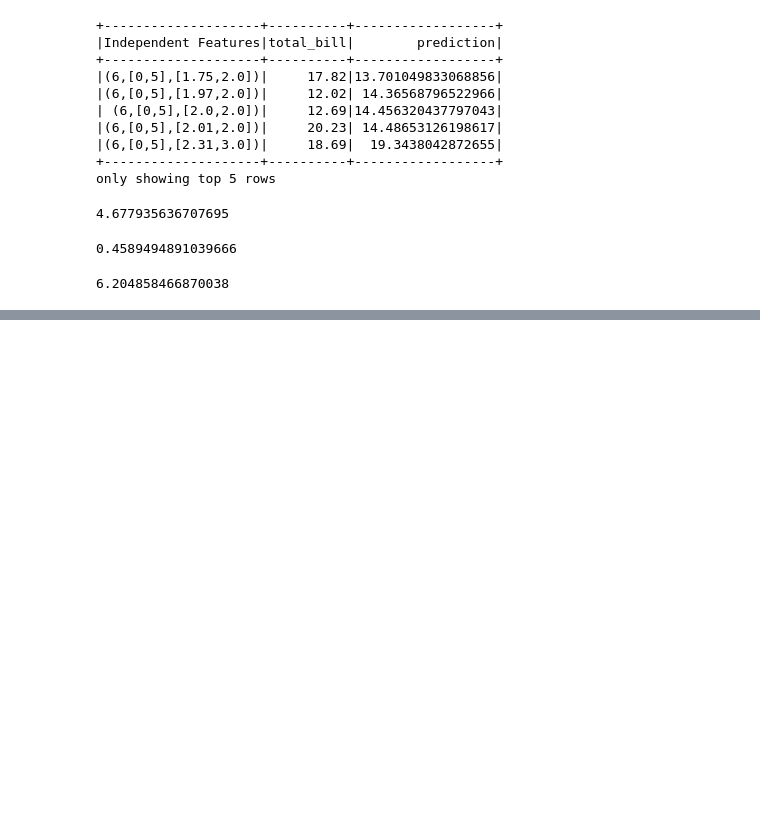
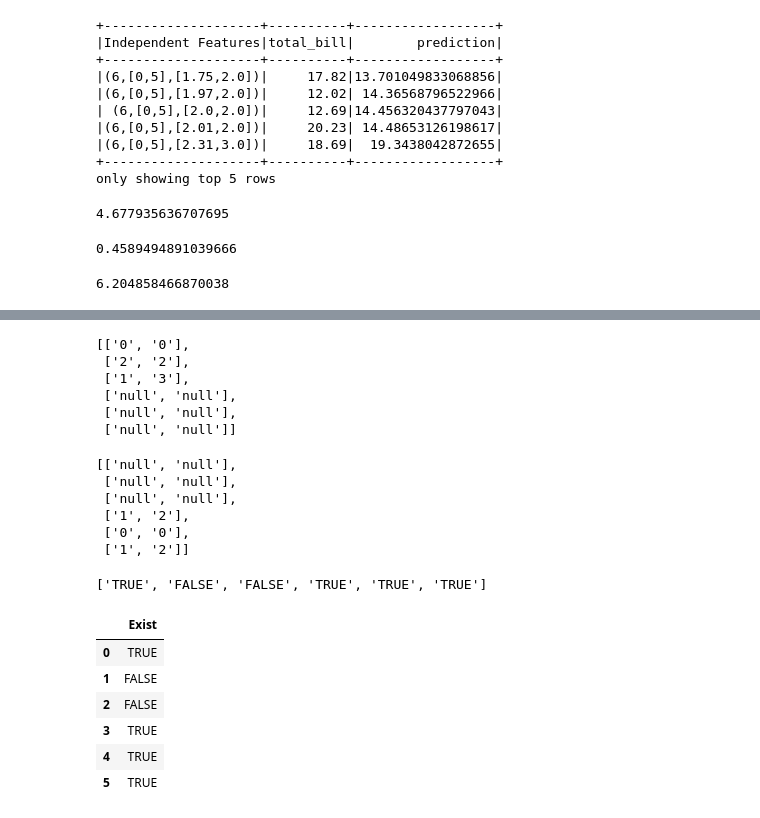
Before and after one commit to PDahal2871/Pyspark, a Jupyter notebook: Pyspark.ipynb, the cells around one changed output, grey strips where cells are left out. Drawn from its saved outputs; the diff is of its cells as text; code cells hidden in the pictures; blank space fills up the shorter version.

```diff
--- a/Pyspark.ipynb
+++ b/Pyspark.ipynb
@@ -880,0 +885,2 @@ pred.rootMeanSquaredError
+# %%
+df = spark.read.csv('demo.csv', header=True, inferSchema=True)
@@ -880,0 +900,48 @@ pred.rootMeanSquaredError
+# %%
+col1_col2 = []
+col4_col5 = []
+for ele in df.collect():
+    col1_col2.append([ele[0], ele[1]])
+    col4_col5.append([ele[3], ele[4]])
+# %%
+col1_col2
+# %% [output]
+[['0', '0'],
+ ['2', '2'],
+ ['1', '3'],
+ ['null', 'null'],
+ ['null', 'null'],
+ ['null', 'null']]
+# %%
+col4_col5
+# %% [output]
+[['null', 'null'],
+ ['null', 'null'],
+ ['null', 'null'],
+ ['1', '2'],
+ ['0', '0'],
+ ['1', '2']]
+# %%
+col_exist = []
+for ele in col1_col2:
+    if ele in col4_col5:
+        col_exist.append("TRUE")
+    else:
+        col_exist.append("FALSE")
+# %%
+col_exist
+# %% [output]
+['TRUE', 'FALSE', 'FALSE', 'TRUE', 'TRUE', 'TRUE']
+# %%
+import pandas as pd
+pd_exist = pd.DataFrame(col_exist, columns=['Exist'])
+# %%
+pd_exist
+# %% [output]
+|  | Exist |
+| 0 | TRUE |
+| 1 | FALSE |
+| 2 | FALSE |
+| 3 | TRUE |
+| 4 | TRUE |
+| 5 | TRUE |
```
Also changed, not shown: parts of 6 cells of this notebook, 2 other files.
